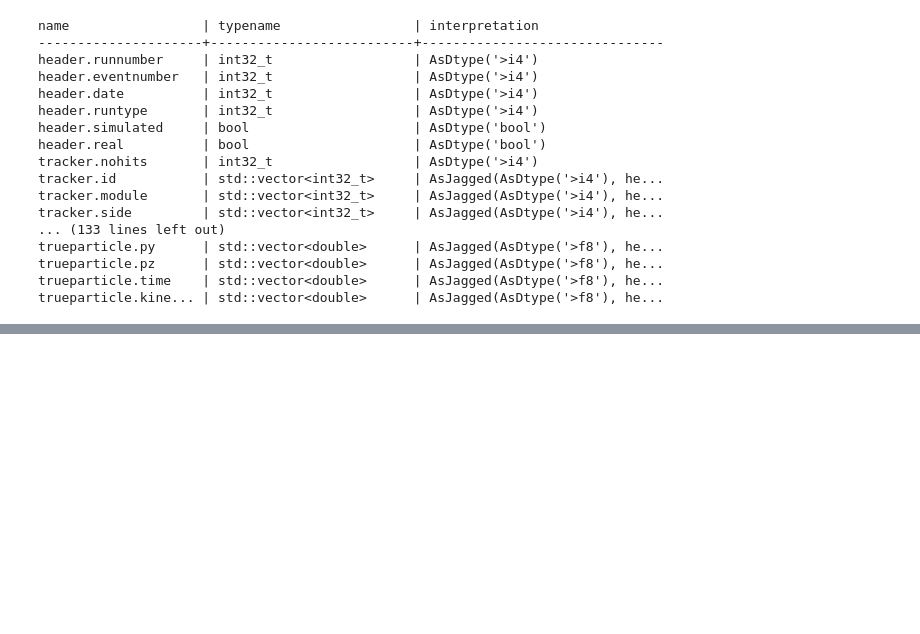
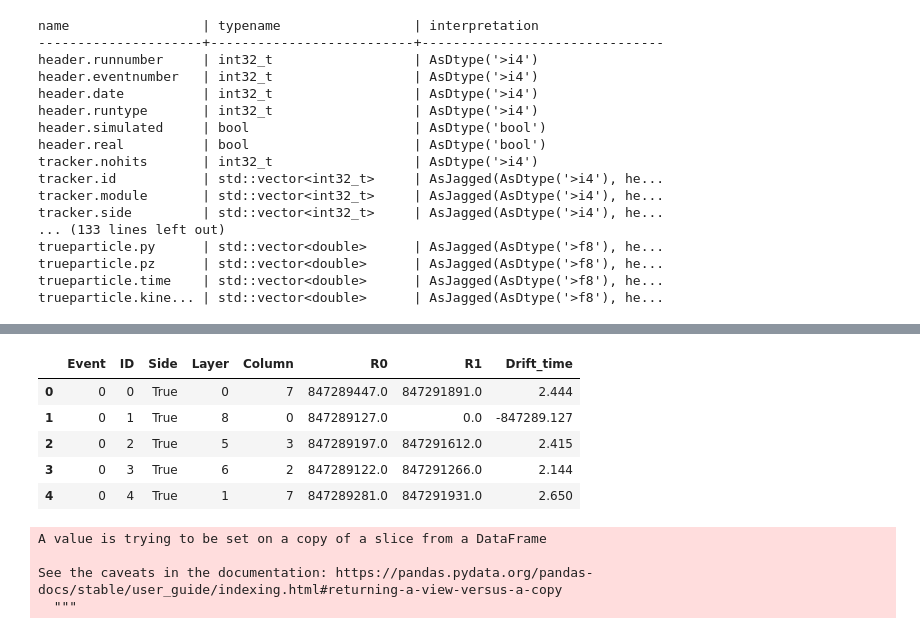
Before and after one commit to claireberschauer/MSc_Dissertation, a Jupyter notebook: Drift_model_testing.ipynb, the cells around one changed output, grey strips where cells are left out. Cells and saved outputs as stored; diff of their text form; code cells hidden in the pictures; blank space fills up the shorter version.

```diff
--- a/Drift_model_testing.ipynb
+++ b/Drift_model_testing.ipynb
@@ -128,0 +118,34 @@ array([8, 7, 2, 0, 1, 4, 5, 3, 3, 1, 5])
+# %%
+start = tm.time()
+exceptions = []
+verbose = True
+events = pd.DataFrame(columns=['Event', 'ID', 'Side', 'Layer', 'Column', 'R0', 'R1'])
+event_nums = []
+ids = []
+sides = []
+layers = []
+columns = []
+R0s = []
+R1s = []
+
+
+for n in test_events:
+    id_list = np.array(id_branch[n], dtype='int')
+    num_hits = np.arange(len(id_list))
+
+    for k in num_hits:
+        try:
+            sides.append(np.array(data['SimData;1']['digitracker.side'].array(library='np')[n], dtype='bool')[k].item())
+            layers.append(np.array(data['SimData;1']['digitracker.layer'].array(library='np')[n], dtype='int')[k].item())
+            columns.append(np.array(data['SimData;1']['digitracker.column'].array(library='np')[n], dtype='int')[k].item())
+            R0s.append(np.array(data['SimData;1']['digitracker.anodetimestampR0'].array(library='np')[n], dtype='float')[k].item())
+            R1s.append(np.array(data['SimData;1']['digitracker.anodetimestampR1'].array(library='np')[n], dtype='float')[k].item())
+            ids.append(id_list[k].item())
+            event_nums.append(n)
+        except:
+            exceptions.append((n, k))
+    if verbose is True:
+        print(n + 1, 'of', len(test_events), 'complete')
+
+end = tm.time()
+print('Runtime:', (end - start)/60, 'minutes')
@@ -210,0 +312,20 @@ def calc_uncertainty():
+# %%
+events_df.head()
+# %% [output]
+|  | Event | ID | Side | Layer | Column | R0 | R1 | Drift_time |
+| 0 | 0 | 0 | True | 0 | 7 | 847289447.0 | 847291891.0 | 2.444 |
+| 1 | 0 | 1 | True | 8 | 0 | 847289127.0 | 0.0 | -847289.127 |
+| 2 | 0 | 2 | True | 5 | 3 | 847289197.0 | 847291612.0 | 2.415 |
+| 3 | 0 | 3 | True | 6 | 2 | 847289122.0 | 847291266.0 | 2.144 |
+| 4 | 0 | 4 | True | 1 | 7 | 847289281.0 | 847291931.0 | 2.650 |
+# %%
+for i in events_df.index:
+    if events_df['Drift_time'][i] > 20000:
+        events_df['Drift_time'][i] = np.nan
+    elif events_df['Drift_time'][i] < -10:
+        events_df['Drift_time'][i] = np.nan
+# %% [output]
+A value is trying to be set on a copy of a slice from a DataFrame
+
+See the caveats in the documentation: https://pandas.pydata.org/pandas-docs/stable/user_guide/indexing.html#returning-a-view-versus-a-copy
+  """
```
Also changed, not shown: parts of 31 cells of this notebook.
